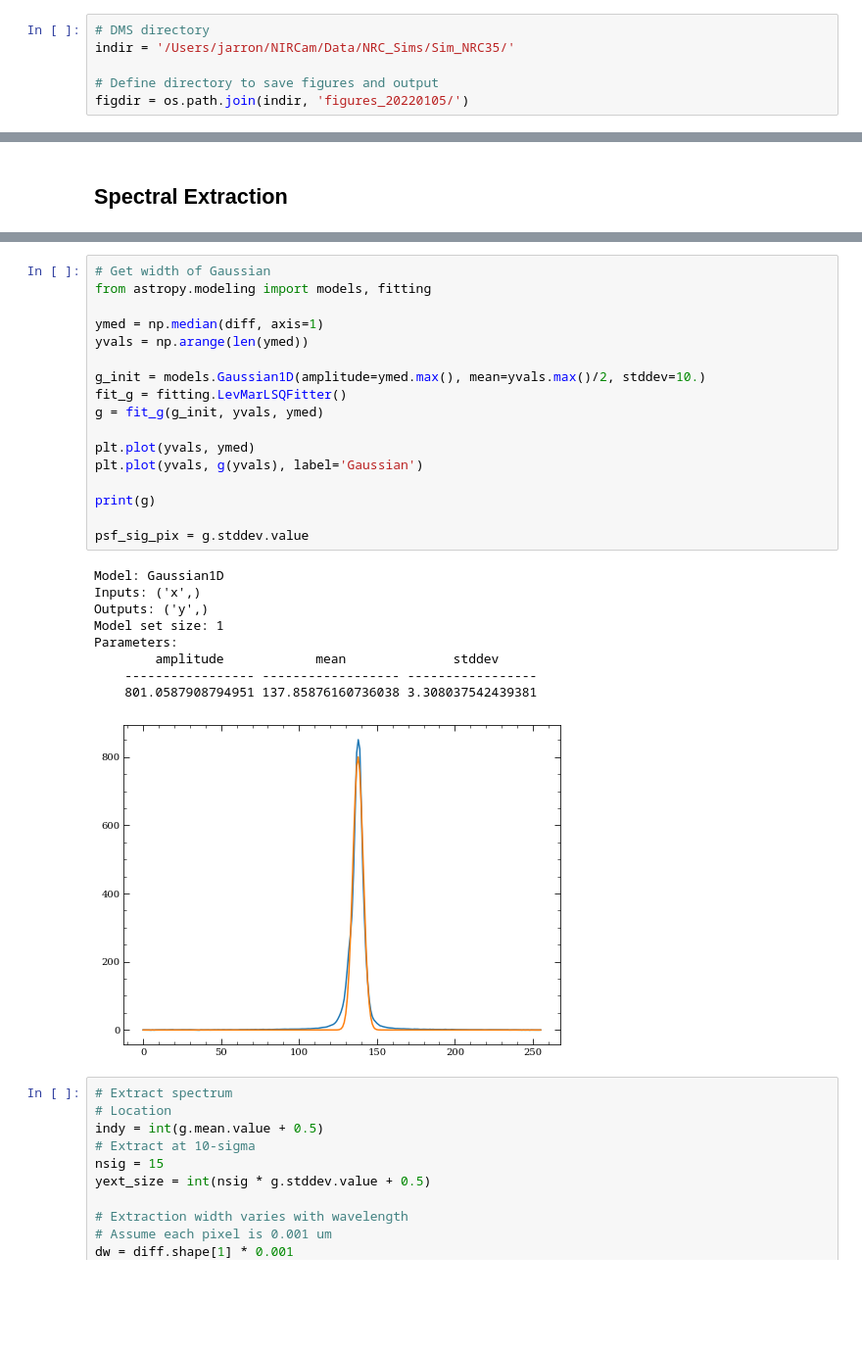
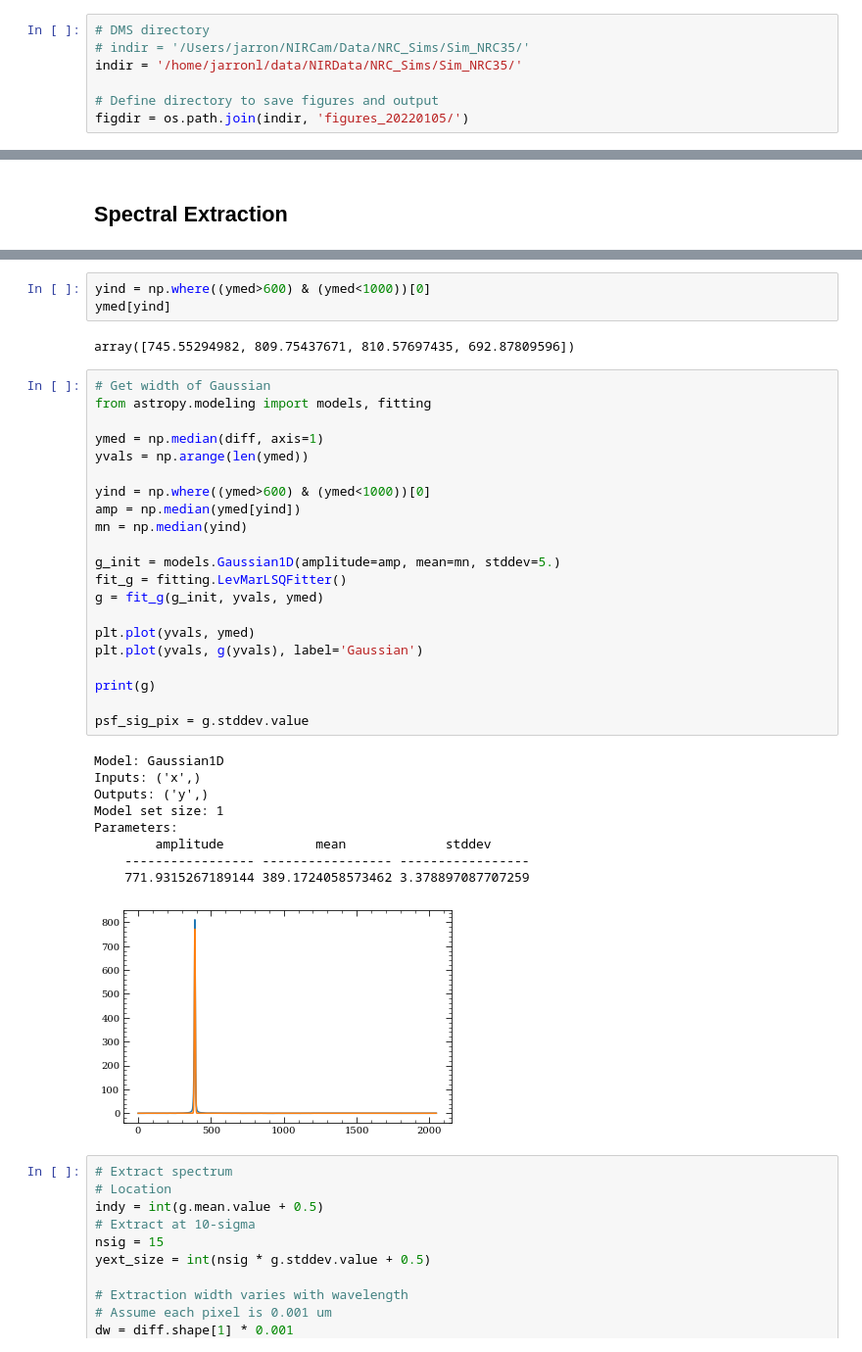
Before and after one commit to JarronL/pynrc, a Jupyter notebook: notebooks/Commissioning/NRC35_Ice/NRC-35_WaterIce_Analysis_001.ipynb, the cells around one changed output, grey strips where cells are left out. Shown at 98% size. Saved outputs shown, nothing was run; the diff lists cells and outputs as text; blank space fills up the shorter version.

```diff
--- a/notebooks/Commissioning/NRC35_Ice/NRC-35_WaterIce_Analysis_001.ipynb
+++ b/notebooks/Commissioning/NRC35_Ice/NRC-35_WaterIce_Analysis_001.ipynb
@@ -42,7 +42,8 @@ from astropy.coordinates import SkyCoord
 # Files
 # %%
 # DMS directory
-indir = '/Users/jarron/NIRCam/Data/NRC_Sims/Sim_NRC35/'
+# indir = '/Users/jarron/NIRCam/Data/NRC_Sims/Sim_NRC35/'
+indir = '/home/jarronl/data/NIRData/NRC_Sims/Sim_NRC35/'
 
 # Define directory to save figures and output
 figdir = os.path.join(indir, 'figures_20220105/')
@@ -367,30 +401,39 @@ Bad Pixels fixed: 0
+# %%
+yind = np.where((ymed>600) & (ymed<1000))[0]
+ymed[yind]
+# %% [output]
+array([745.55294982, 809.75437671, 810.57697435, 692.87809596])
 # %%
 # Get width of Gaussian
 from astropy.modeling import models, fitting
 
 ymed = np.median(diff, axis=1)
 yvals = np.arange(len(ymed))
 
-g_init = models.Gaussian1D(amplitude=ymed.max(), mean=yvals.max()/2, stddev=10.)
+yind = np.where((ymed>600) & (ymed<1000))[0]
+amp = np.median(ymed[yind])
+mn = np.median(yind)
+
+g_init = models.Gaussian1D(amplitude=amp, mean=mn, stddev=5.)
 fit_g = fitting.LevMarLSQFitter()
 g = fit_g(g_init, yvals, ymed)
 
 plt.plot(yvals, ymed)
 plt.plot(yvals, g(yvals), label='Gaussian')
 
 print(g)
 
 psf_sig_pix = g.stddev.value
 # %% [output]
 Model: Gaussian1D
 Inputs: ('x',)
 Outputs: ('y',)
 Model set size: 1
 Parameters:
-        amplitude            mean              stddev
-    ----------------- ------------------ -----------------
-    801.0587908794951 137.85876160736038 3.308037542439381
+        amplitude            mean             stddev
+    ----------------- ----------------- -----------------
+    771.9315267189144 389.1724058573462 3.378897087707259
-[figure, old version]
+[figure, new version]
 # %%
 # Extract spectrum
 # Location
```
Also changed, not shown: parts of 18 cells of this notebook, 6 other files.
